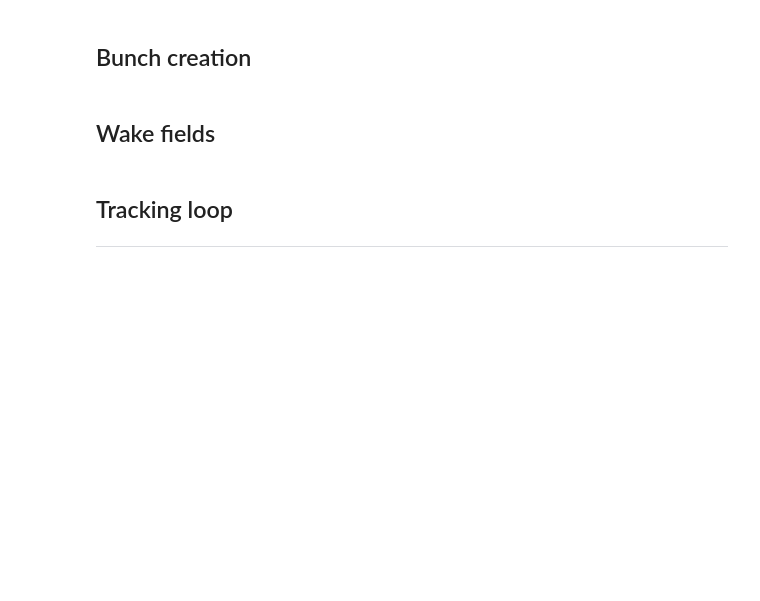
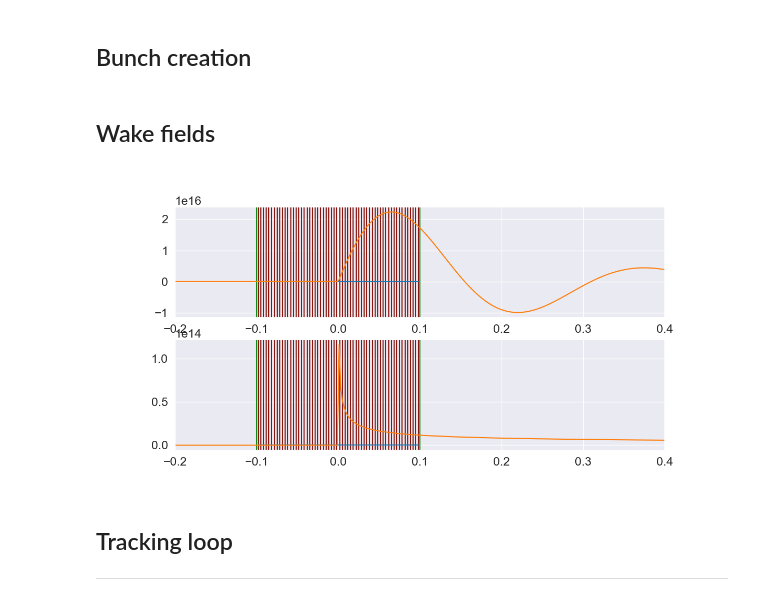
Before and after one commit to bengladwyn/PyHEADTAIL-playground, a Jupyter notebook: PyHEADTAIL_Tutorials-master/examples/005_resistive_wall_wake.ipynb, the cells around one changed output. Drawn from its saved outputs; the diff is of its cells as text; code cells hidden in the pictures; blank space fills up the shorter version.

```diff
--- a/PyHEADTAIL_Tutorials-master/examples/005_resistive_wall_wake.ipynb
+++ b/PyHEADTAIL_Tutorials-master/examples/005_resistive_wall_wake.ipynb
@@ -111,21 +113,23 @@ slices = bunch.get_slices(slicer)
 # %%
 col = sns.hls_palette(6, l=.3, s=.8)
 
 fig, axes = plt.subplots(2, figsize=(12,6))
 
 zz = slices.z_centers
 tt = zz/(bunch.beta*c)
 t0 = np.concatenate((tt-tt[-1], (tt-tt[0])[1:]))
 t0 = np.linspace(-1, 1, 1000)/(bunch.beta*c)
 
 for i, wk in enumerate(wakes):
     [axes[i].axvline(s, c=col[0]) for s in zz]
     [axes[i].axvline(s, c=col[2]) for s in [slices.z_cut_tail, slices.z_cut_head]]
-    axes[i].plot(zz, slices.charge_per_slice/max(slices.charge_per_slice), '-o')
+    axes[i].plot(zz, slices.charge_per_slice/max(slices.charge_per_slice), '-')
     axes[i].plot(t0*bunch.beta*c, -wk(t0, beta=bunch.beta)[::-1], '-')
     axes[i].set_xlim(-.2, 0.4)
 
 plt.show()
+# %% [output]
+[figure, added]
 # %% [markdown]
 ## Tracking loop
 ***
```
Also changed, not shown: parts of 1 cell of this notebook, 1 other file.
